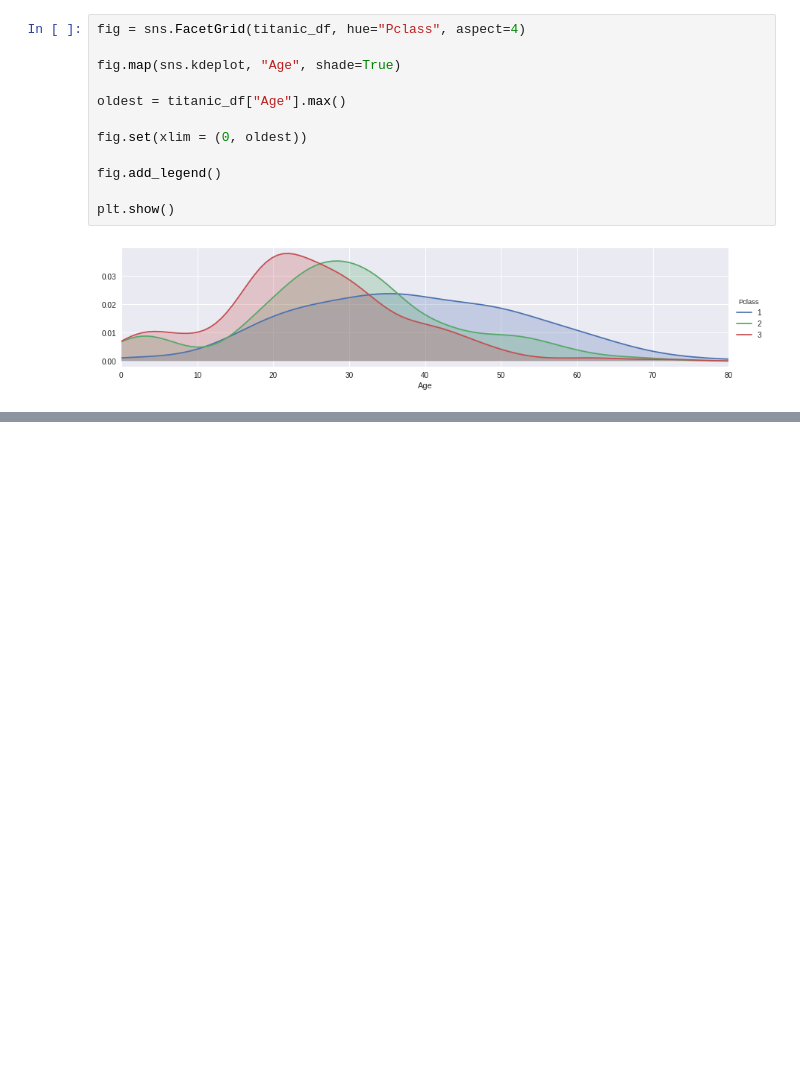
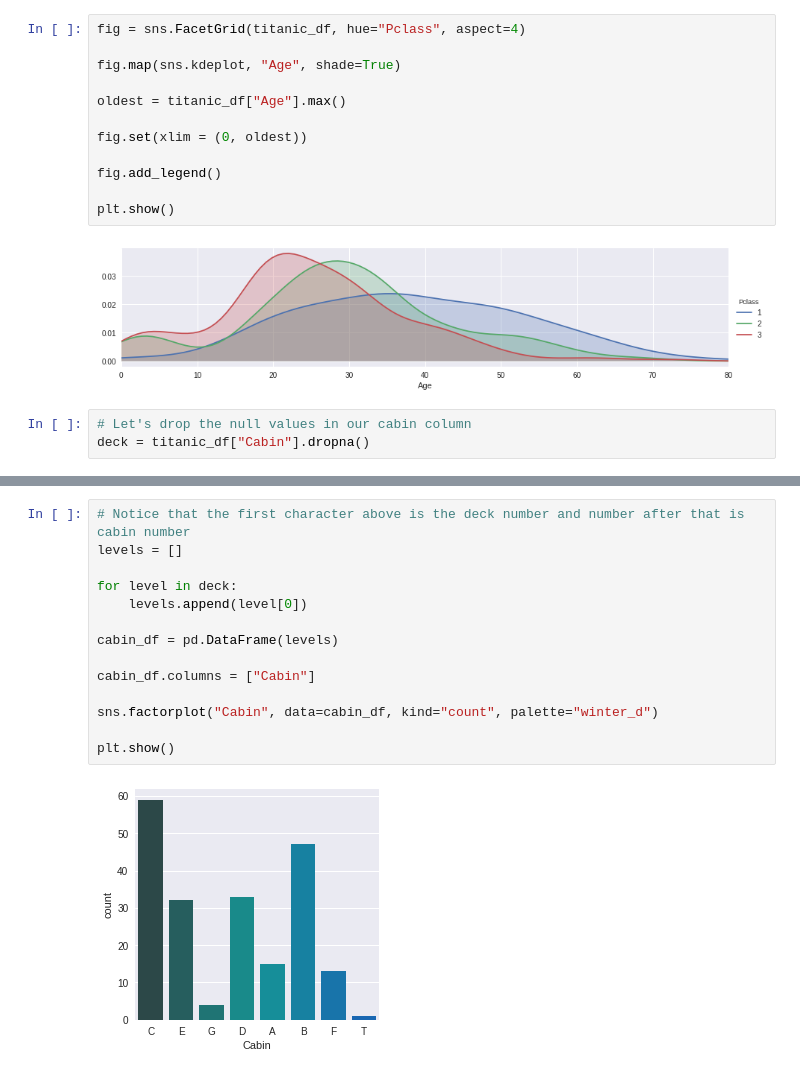
Before and after one commit to manishth/titanic_machine_learning_from_disaster, a Jupyter notebook: Titanic Machine Learning.ipynb, the cells around one changed output, grey strips where cells are left out. Drawn from its saved outputs; the diff is of its cells as text; blank space fills up the shorter version.

Commit message:
other visualization about passengers

```diff
--- a/Titanic Machine Learning.ipynb
+++ b/Titanic Machine Learning.ipynb
@@ -140,3 +140,6 @@ fig.add_legend()
 plt.show()
 # %% [output]
 [figure]
+# %%
+# Let's drop the null values in our cabin column
+deck = titanic_df["Cabin"].dropna()
@@ -142,0 +155,16 @@ plt.show()
+# %%
+# Notice that the first character above is the deck number and number after that is cabin number
+levels = []
+
+for level in deck:
+    levels.append(level[0])
+
+cabin_df = pd.DataFrame(levels)
+
+cabin_df.columns = ["Cabin"]
+
+sns.factorplot("Cabin", data=cabin_df, kind="count", palette="winter_d")
+
+plt.show()
+# %% [output]
+[figure, added]
```
Also changed, not shown: parts of 3 cells of this notebook.
